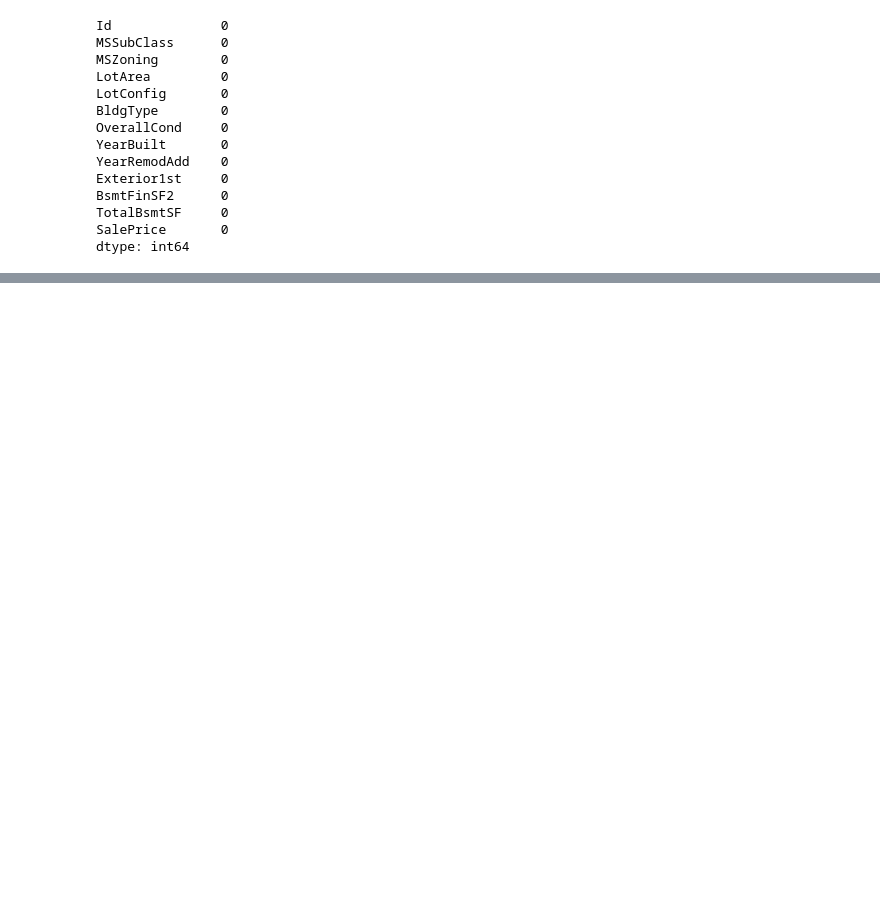
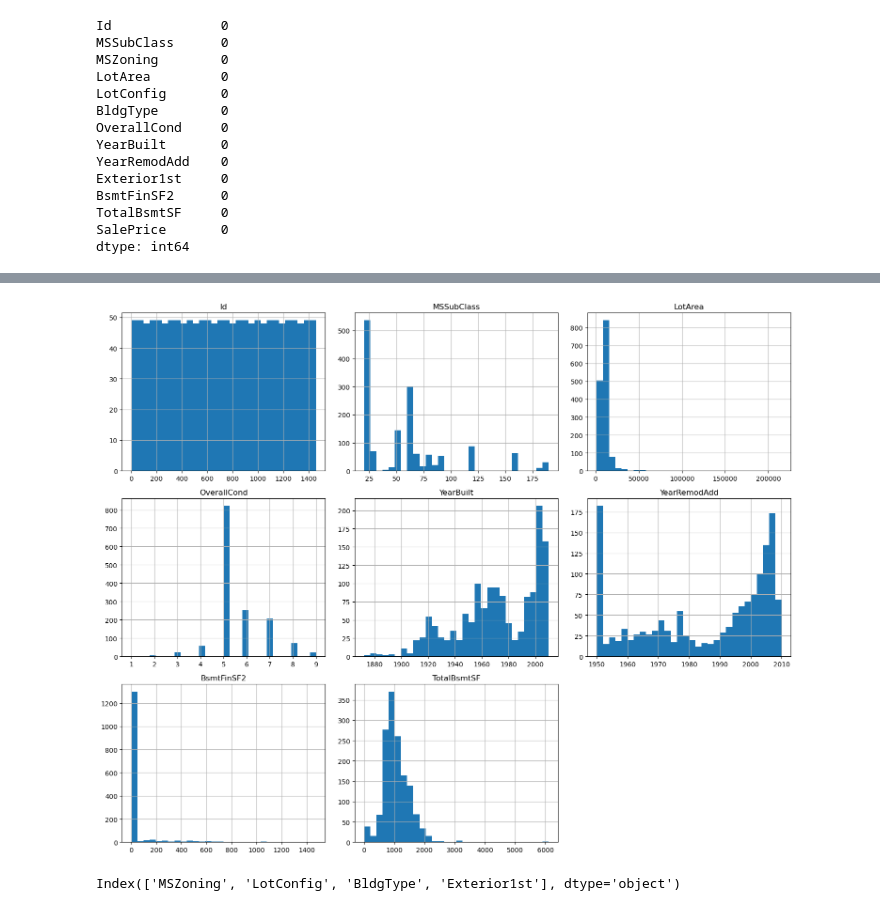
Before and after one commit to anayatasinha/House-Price-Prediction---ML, a Jupyter notebook: code.ipynb, the cells around one changed output, grey strips where cells are left out. Cells and saved outputs as stored; diff of their text form; code cells hidden in the pictures; blank space fills up the shorter version.

```diff
--- a/code.ipynb
+++ b/code.ipynb
@@ -141,0 +157,25 @@ SalePrice skew: 1.8828757597682129
+# %%
+numeric_features = [
+    col for col in numeric_features
+    if col not in ["SalePrice", "SalePriceLog"]
+]
+# %%
+#Plot distributions
+train[numeric_features].hist(
+    figsize=(15, 12),
+    bins=30
+)
+
+plt.tight_layout()
+plt.show()
+# %% [output]
+[figure, added]
+# %%
+# Categorical features
+categorical_features = train.select_dtypes(
+    include=["object"]
+).columns
+
+print(categorical_features)
+# %% [output]
+Index(['MSZoning', 'LotConfig', 'BldgType', 'Exterior1st'], dtype='object')
```
Also changed, not shown: parts of 27 cells of this notebook.
